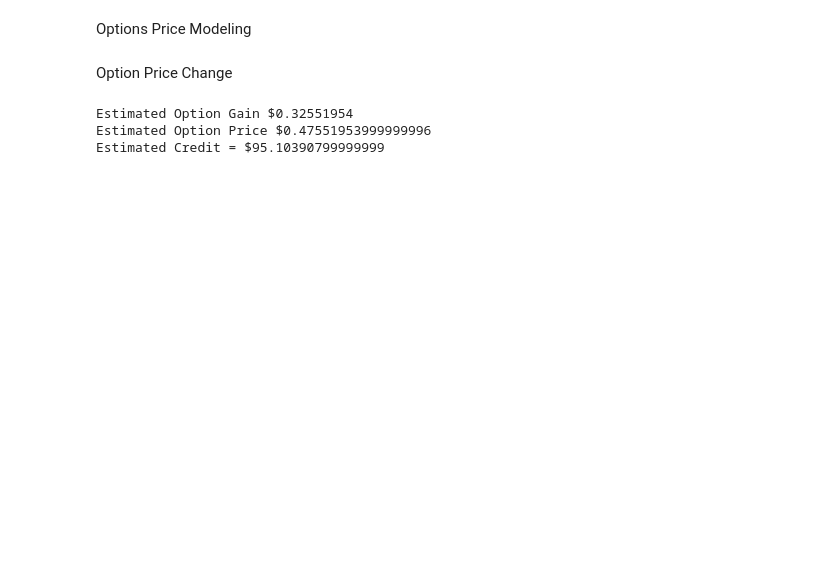
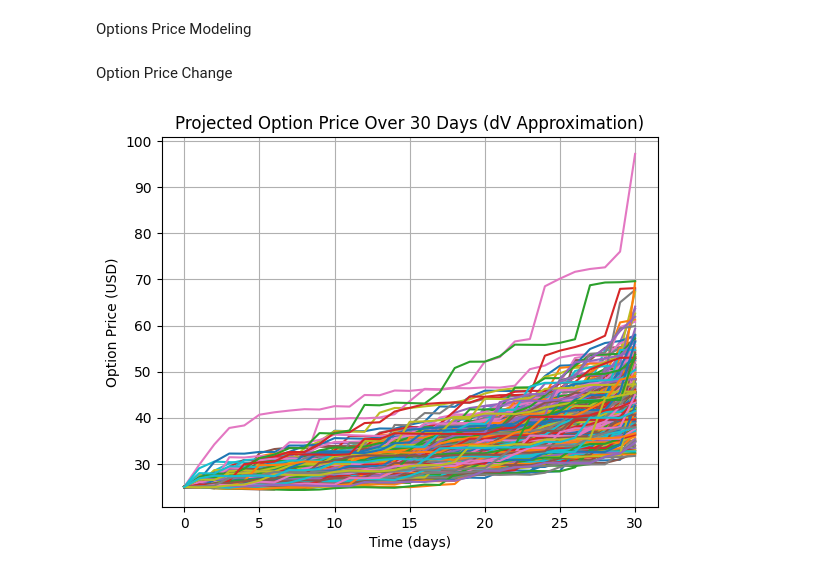
Before and after one commit to morik04/entropy-and-equity, a Jupyter notebook: src/Options_Modeling.ipynb, the cells around one changed output. Cells and saved outputs as stored; diff of their text form; code cells hidden in the pictures; blank space fills up the shorter version.

```diff
--- a/src/Options_Modeling.ipynb
+++ b/src/Options_Modeling.ipynb
@@ -23,11 +15,0 @@ dV=calc_opt_price_change(delta_1, gamma_1, theta_1, -1.02, 28)
-# %%
-current_price=0.15
-num_contracts=2
-
-print(f"Estimated Option Gain ${dV}")
-print(f"Estimated Option Price ${dV+current_price}")
-print(f"Estimated Credit = ${(current_price+dV)*num_contracts*100}")
-# %% [output]
-Estimated Option Gain $0.32551954
-Estimated Option Price $0.47551953999999996
-Estimated Credit = $95.10390799999999
@@ -34 +25,55 @@ Estimated Credit = $95.10390799999999
+# %%
+### dv method (best for short term) ###
+
+### sim params ###
+shots = 300
+time = 30
+dt = 1 / 252
+
+### underlying asset params ###
+S0 = 100
+mu = 0.10
+sigma = 0.25
+
+### option params ###
+V0 = 25
+delta0 = 0.272
+gamma0 = 0.30
+theta0 = -0.0053           # per day
+T0 = 30 / 252        #days till exp
+
+for _ in range(shots):
+    S = S0
+    V = V0
+
+    days = [0]
+    prices = [V0]
+
+    for i in range(1, time + 1):
+        z = np.random.normal(0, 1)
+        dS = mu * S * dt + sigma * S * z * np.sqrt(dt)
+        S += dS
+
+        tau = max(T0 - (i - 1) * dt, 1e-6)
+
+        # increase time decay
+        theta_t = theta0 * np.sqrt(T0 / tau)
+        gamma_t = gamma0 * np.sqrt(T0 / tau)
+        delta_t = delta0   # fixed
+
+        dV = calc_opt_price_change(delta_t, gamma_t, theta_t, dS, days=1)
+        V = max(V + dV, 0)
+
+        days.append(i)
+        prices.append(V)
+
+    plt.plot(days, prices)
+
+plt.xlabel("Time (days)")
+plt.ylabel("Option Price (USD)")
+plt.title("Projected Option Price Over 30 Days (dV Approximation)")
+plt.grid(True)
+plt.show()
+# %% [output]
+[figure, added]
 # %%
```
Also changed, not shown: parts of 8 cells of this notebook.
